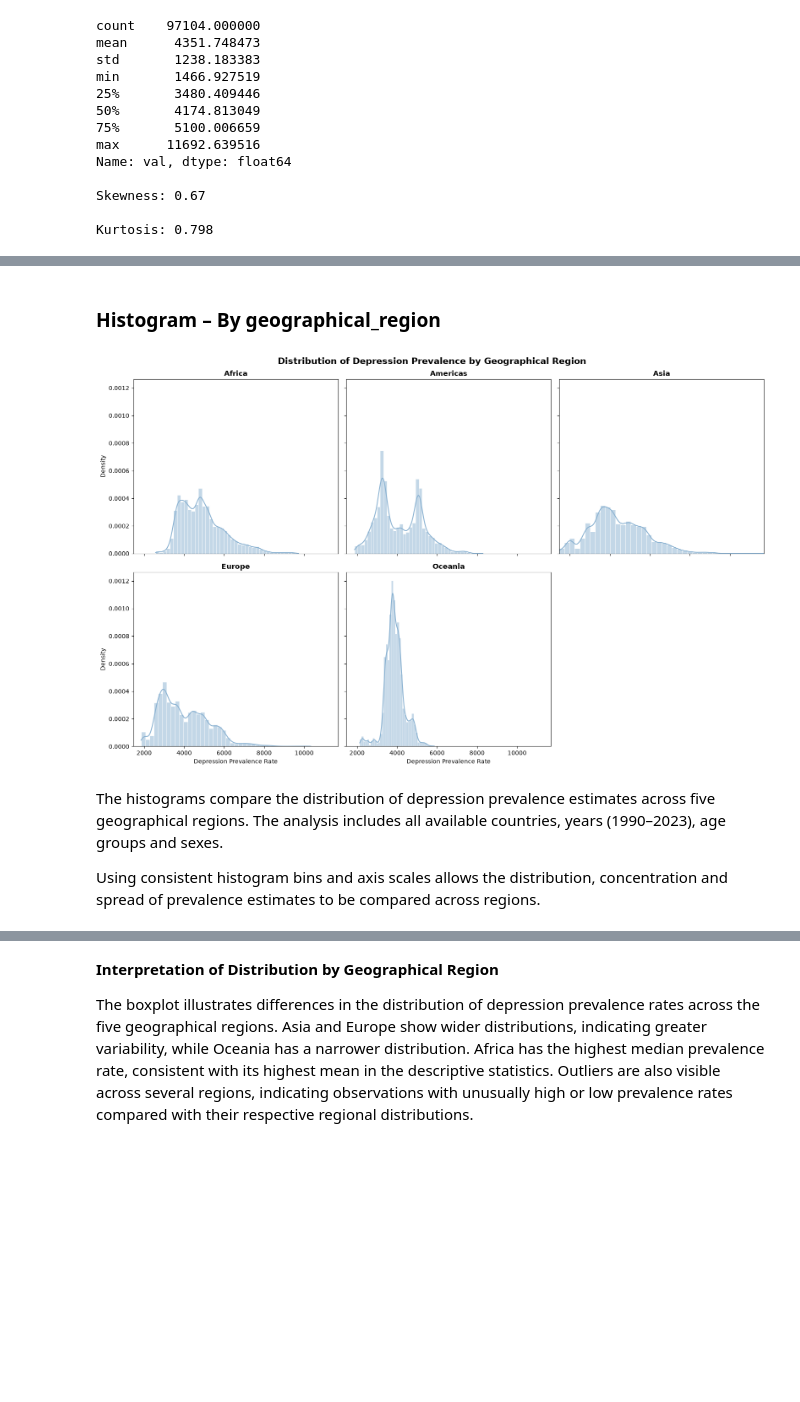
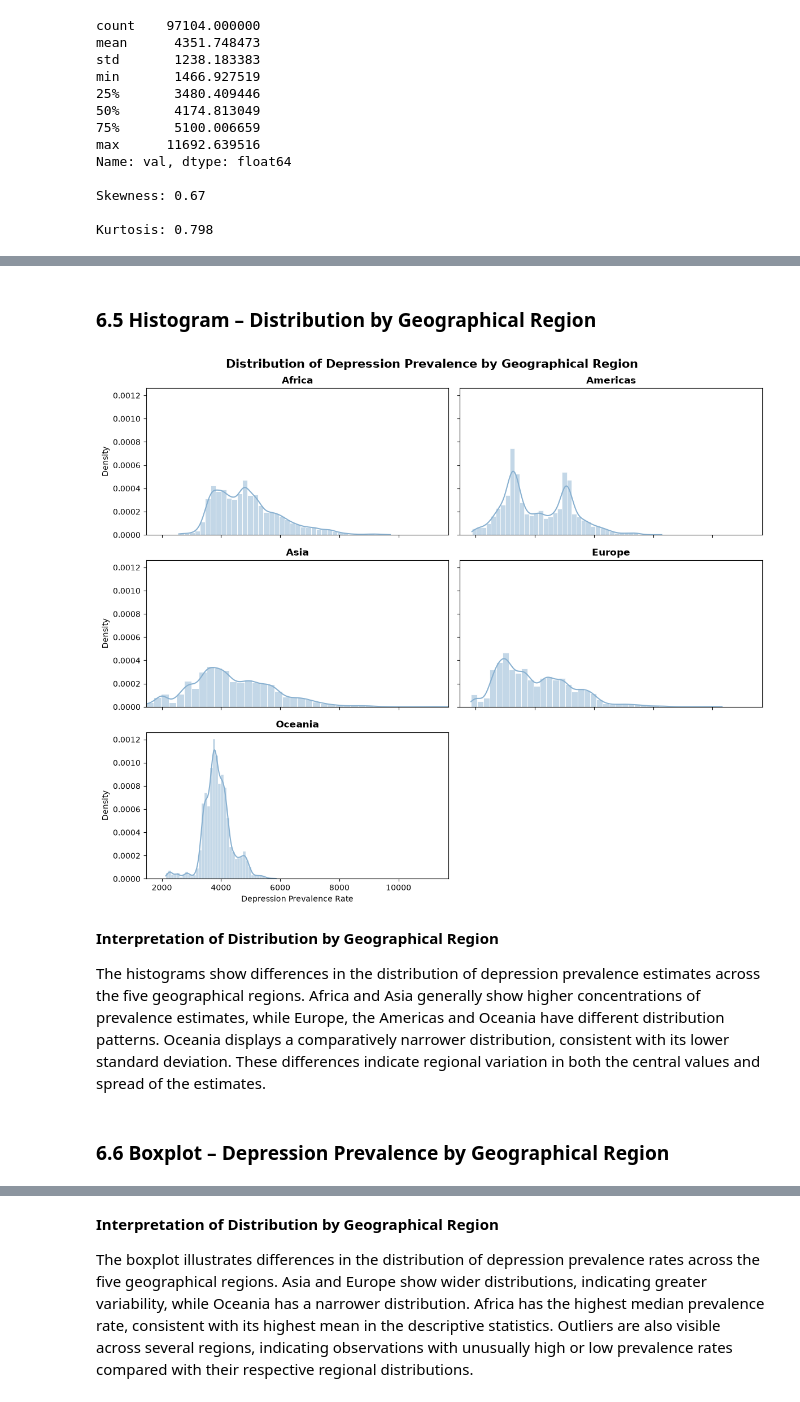
Before and after one commit to thaninnada/Statistical_Techniques_Sep2026, a Jupyter notebook: CA2_Stats_for_Data_Analytics/2026782_CA2_IHME_Global_Depression_Prevalence_OlderAdults.ipynb, the cells around one changed output, grey strips where cells are left out. Saved outputs shown, nothing was run; the diff lists cells and outputs as text; code cells hidden in the pictures; blank space fills up the shorter version.

```diff
--- a/CA2_Stats_for_Data_Analytics/2026782_CA2_IHME_Global_Depression_Prevalence_OlderAdults.ipynb
+++ b/CA2_Stats_for_Data_Analytics/2026782_CA2_IHME_Global_Depression_Prevalence_OlderAdults.ipynb
@@ -1092,75 +972,43 @@ display(sex_summary)
 # %% [markdown]
-### Histogram – By geographical_region
+### 6.5 Histogram – Distribution by Geographical Region
 # %%
 import matplotlib.pyplot as plt
 import seaborn as sns
 
 # Prepare data
-hist_df = df.dropna(
-    subset=["val", "geographical_region"]
-).copy()
-
+hist_df = df.dropna(subset=["val", "geographical_region"]).copy()
 regions = sorted(hist_df["geographical_region"].unique())
 
 # Use common bins and x-axis range
 bins = 40
-x_min = hist_df["val"].min()
-x_max = hist_df["val"].max()
+x_min, x_max = hist_df["val"].min(), hist_df["val"].max()
 
 # Create subplots
-fig, axes = plt.subplots(
-    nrows=2,
-    ncols=3,
-    figsize=(16, 10),
-    sharex=True,
-    sharey=True
-)
-
+fig, axes = plt.subplots(3, 2, figsize=(12, 10), sharex=True, sharey=True)
 axes = axes.flatten()
 
 for i, region in enumerate(regions):
-
-    region_data = hist_df.loc[
-        hist_df["geographical_region"] == region,
-        "val"
-    ]
-
-    sns.histplot(
-        data=region_data,
-        bins=bins,
-        kde=True,
-        stat="density",
-        ax=axes[i],
-        color="#89B1D1",
-        edgecolor="white"
-    )
-
+    region_data = hist_df.loc[hist_df["geographical_region"] == region, "val"]
+    sns.histplot(data=region_data, bins=bins, kde=True, stat="density", ax=axes[i], color="#89B1D1", edgecolor="white")
     axes[i].set_title(region, fontweight="bold")
     axes[i].set_xlim(x_min, x_max)
     axes[i].set_xlabel("Depression Prevalence Rate")
     axes[i].set_ylabel("Density")
 
 # Remove unused subplot
 for j in range(len(regions), len(axes)):
     fig.delaxes(axes[j])
 
-fig.suptitle(
-    "Distribution of Depression Prevalence by Geographical Region",
-    fontsize=15,
-    fontweight="bold"
-)
-
+fig.suptitle("Distribution of Depression Prevalence by Geographical Region", fontsize=15, fontweight="bold")
 plt.tight_layout()
 plt.show()
 # %% [output]
-[figure, old version]
+[figure, new version]
 # %% [markdown]
-The histograms compare the distribution of depression prevalence
-estimates across five geographical regions. The analysis includes
-all available countries, years (1990–2023), age groups and sexes.
+**Interpretation of Distribution by Geographical Region**
 
-Using consistent histogram bins and axis scales allows the
-distribution, concentration and spread of prevalence estimates
-to be compared across regions.
+The histograms show differences in the distribution of depression prevalence estimates across the five geographical regions. Africa and Asia generally show higher concentrations of prevalence estimates, while Europe, the Americas and Oceania have different distribution patterns. Oceania displays a comparatively narrower distribution, consistent with its lower standard deviation. These differences indicate regional variation in both the central values and spread of the estimates.
+# %% [markdown]
+### 6.6 Boxplot – Depression Prevalence by Geographical Region
 # %%
 # Boxplot – Depression Prevalence by Geographical Region
```
Also changed, not shown: parts of 77 cells of this notebook.
